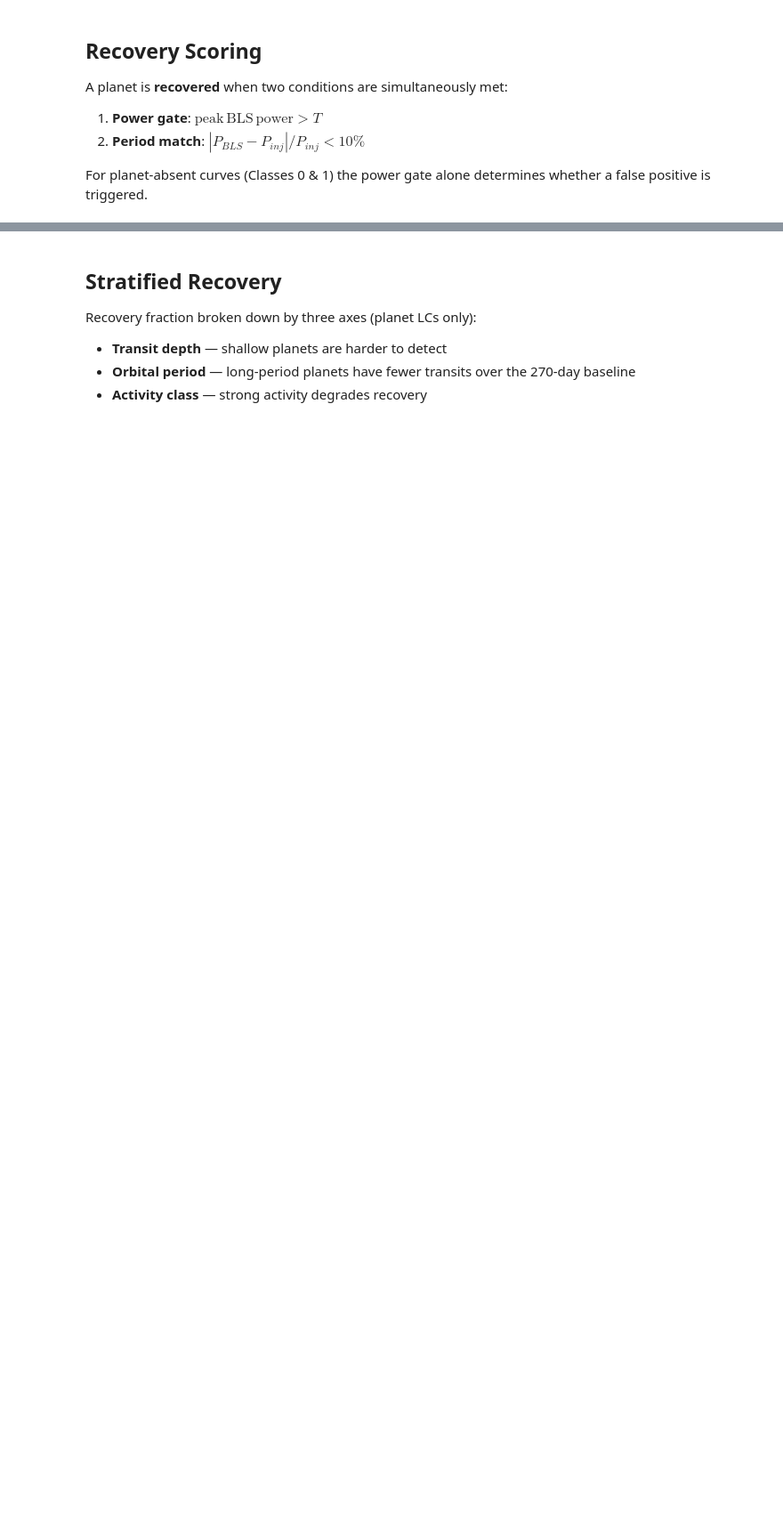
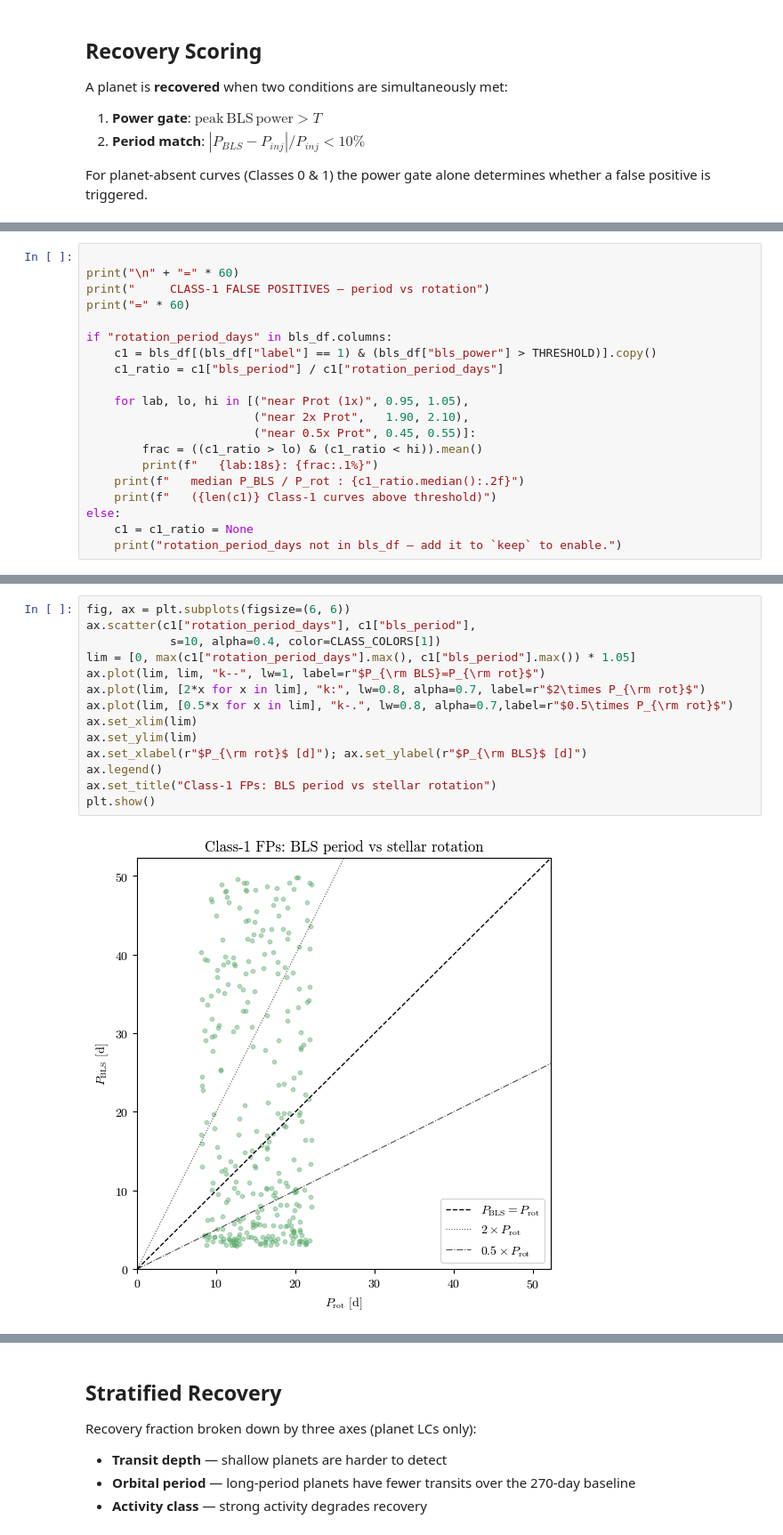
Before and after one commit to IsaacLP/Computational-Astrobiology, a Jupyter notebook: project/notebooks/phase3_bls_baseline.ipynb, the cells around one changed output, grey strips where cells are left out. Shown at 89% size. Drawn from its saved outputs; the diff is of its cells as text; blank space fills up the shorter version.

```diff
--- a/project/notebooks/phase3_bls_baseline.ipynb
+++ b/project/notebooks/phase3_bls_baseline.ipynb
@@ -272,0 +340,20 @@ Agregated activity cost (C2 → C3 gap)      : +6.4%
+# %%
+
+print("\n" + "=" * 60)
+print("     CLASS-1 FALSE POSITIVES — period vs rotation")
+print("=" * 60)
+
+if "rotation_period_days" in bls_df.columns:
+    c1 = bls_df[(bls_df["label"] == 1) & (bls_df["bls_power"] > THRESHOLD)].copy()
+    c1_ratio = c1["bls_period"] / c1["rotation_period_days"]
+
+    for lab, lo, hi in [("near Prot (1x)", 0.95, 1.05),
+                        ("near 2x Prot",   1.90, 2.10),
+                        ("near 0.5x Prot", 0.45, 0.55)]:
+        frac = ((c1_ratio > lo) & (c1_ratio < hi)).mean()
+        print(f"   {lab:18s}: {frac:.1%}")
+    print(f"   median P_BLS / P_rot : {c1_ratio.median():.2f}")
+    print(f"   ({len(c1)} Class-1 curves above threshold)")
+else:
+    c1 = c1_ratio = None
+    print("rotation_period_days not in bls_df — add it to `keep` to enable.")
@@ -272,0 +369,16 @@ Agregated activity cost (C2 → C3 gap)      : +6.4%
+# %%
+fig, ax = plt.subplots(figsize=(6, 6))
+ax.scatter(c1["rotation_period_days"], c1["bls_period"],
+            s=10, alpha=0.4, color=CLASS_COLORS[1])
+lim = [0, max(c1["rotation_period_days"].max(), c1["bls_period"].max()) * 1.05]
+ax.plot(lim, lim, "k--", lw=1, label=r"$P_{\rm BLS}=P_{\rm rot}$")
+ax.plot(lim, [2*x for x in lim], "k:", lw=0.8, alpha=0.7, label=r"$2\times P_{\rm rot}$")
+ax.plot(lim, [0.5*x for x in lim], "k-.", lw=0.8, alpha=0.7,label=r"$0.5\times P_{\rm rot}$")
+ax.set_xlim(lim)
+ax.set_ylim(lim)
+ax.set_xlabel(r"$P_{\rm rot}$ [d]"); ax.set_ylabel(r"$P_{\rm BLS}$ [d]")
+ax.legend()
+ax.set_title("Class-1 FPs: BLS period vs stellar rotation")
+plt.show()
+# %% [output]
+[figure, added]
```
Also changed, not shown: parts of 21 cells of this notebook, 1 other file.
